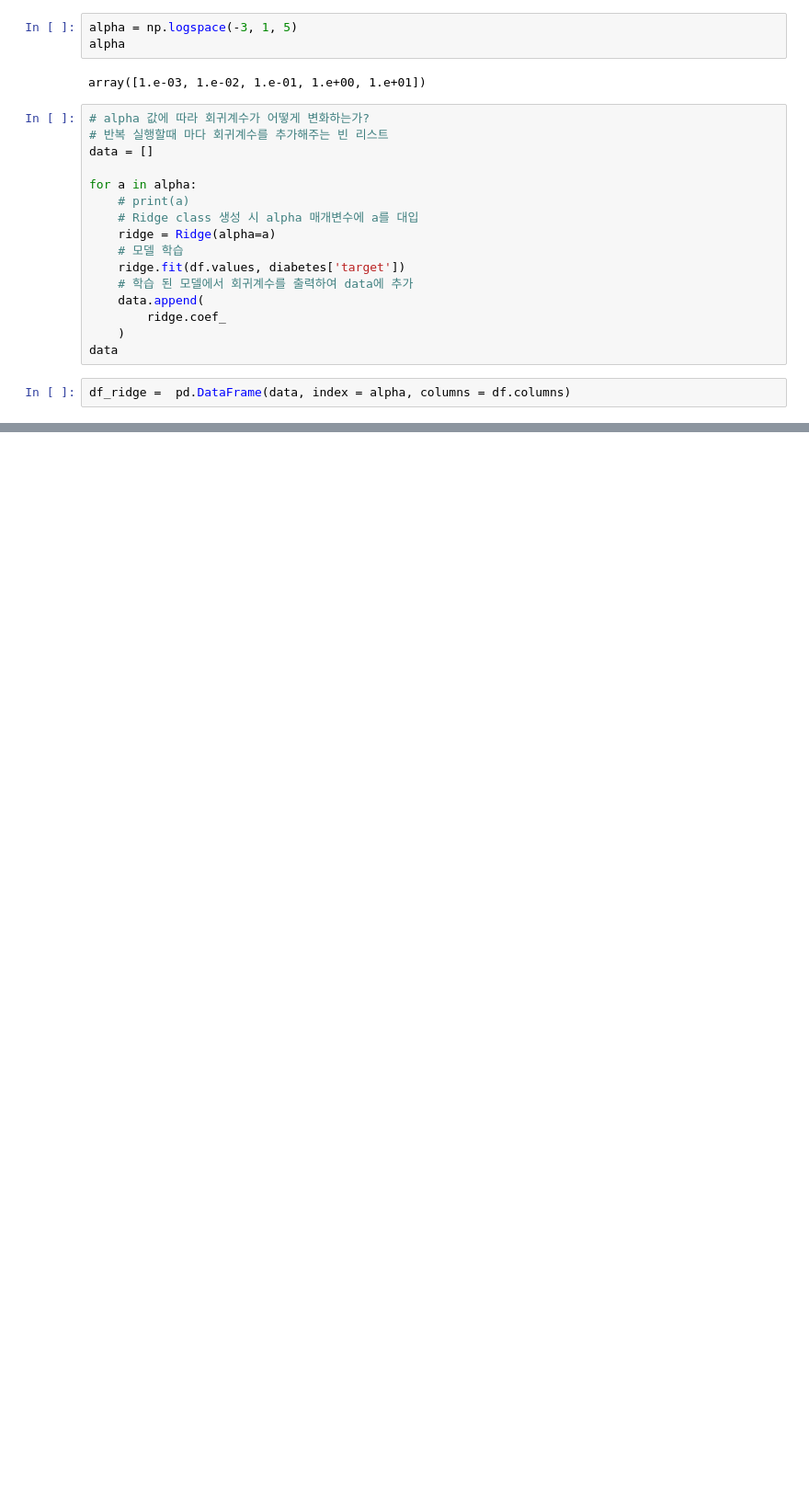
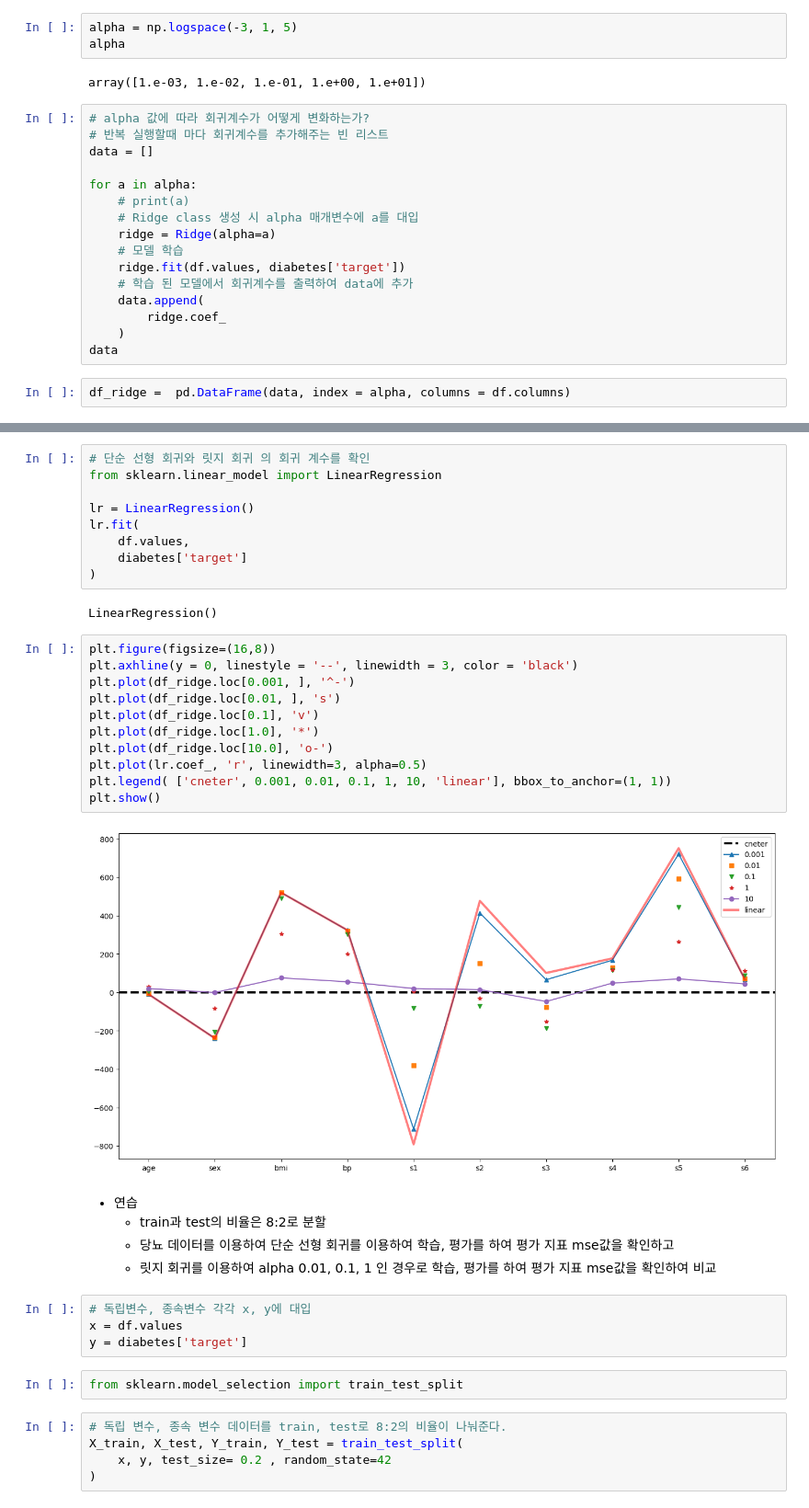
Before and after one commit to bsmoon-86/multicam_2025, a Jupyter notebook: 250924/02_다중회귀.ipynb, the cells around one changed output, grey strips where cells are left out. Shown at 92% size. Drawn from its saved outputs; the diff is of its cells as text; blank space fills up the shorter version.

```diff
--- a/250924/02_다중회귀.ipynb
+++ b/250924/02_다중회귀.ipynb
@@ -82,0 +94,40 @@ df_ridge =  pd.DataFrame(data, index = alpha, columns = df.columns)
+# %%
+# 단순 선형 회귀와 릿지 회귀 의 회귀 계수를 확인
+from sklearn.linear_model import LinearRegression
+
+lr = LinearRegression()
+lr.fit(
+    df.values,
+    diabetes['target']
+)
+# %% [output]
+LinearRegression()
+# %%
+plt.figure(figsize=(16,8))
+plt.axhline(y = 0, linestyle = '--', linewidth = 3, color = 'black')
+plt.plot(df_ridge.loc[0.001, ], '^-')
+plt.plot(df_ridge.loc[0.01, ], 's')
+plt.plot(df_ridge.loc[0.1], 'v')
+plt.plot(df_ridge.loc[1.0], '*')
+plt.plot(df_ridge.loc[10.0], 'o-')
+plt.plot(lr.coef_, 'r', linewidth=3, alpha=0.5)
+plt.legend( ['cneter', 0.001, 0.01, 0.1, 1, 10, 'linear'], bbox_to_anchor=(1, 1))
+plt.show()
+# %% [output]
+[figure, added]
+# %% [markdown]
+- 연습
+    - train과 test의 비율은 8:2로 분할
+    - 당뇨 데이터를 이용하여 단순 선형 회귀를 이용하여 학습, 평가를 하여 평가 지표 mse값을 확인하고
+    - 릿지 회귀를 이용하여 alpha 0.01, 0.1, 1 인 경우로 학습, 평가를 하여 평가 지표 mse값을 확인하여 비교
+# %%
+# 독립변수, 종속변수 각각 x, y에 대입
+x = df.values
+y = diabetes['target']
+# %%
+from sklearn.model_selection import train_test_split
+# %%
+# 독립 변수, 종속 변수 데이터를 train, test로 8:2의 비율이 나눠준다.
+X_train, X_test, Y_train, Y_test = train_test_split(
+    x, y, test_size= 0.2 , random_state=42
+)
```
Also changed, not shown: parts of 14 cells of this notebook.
